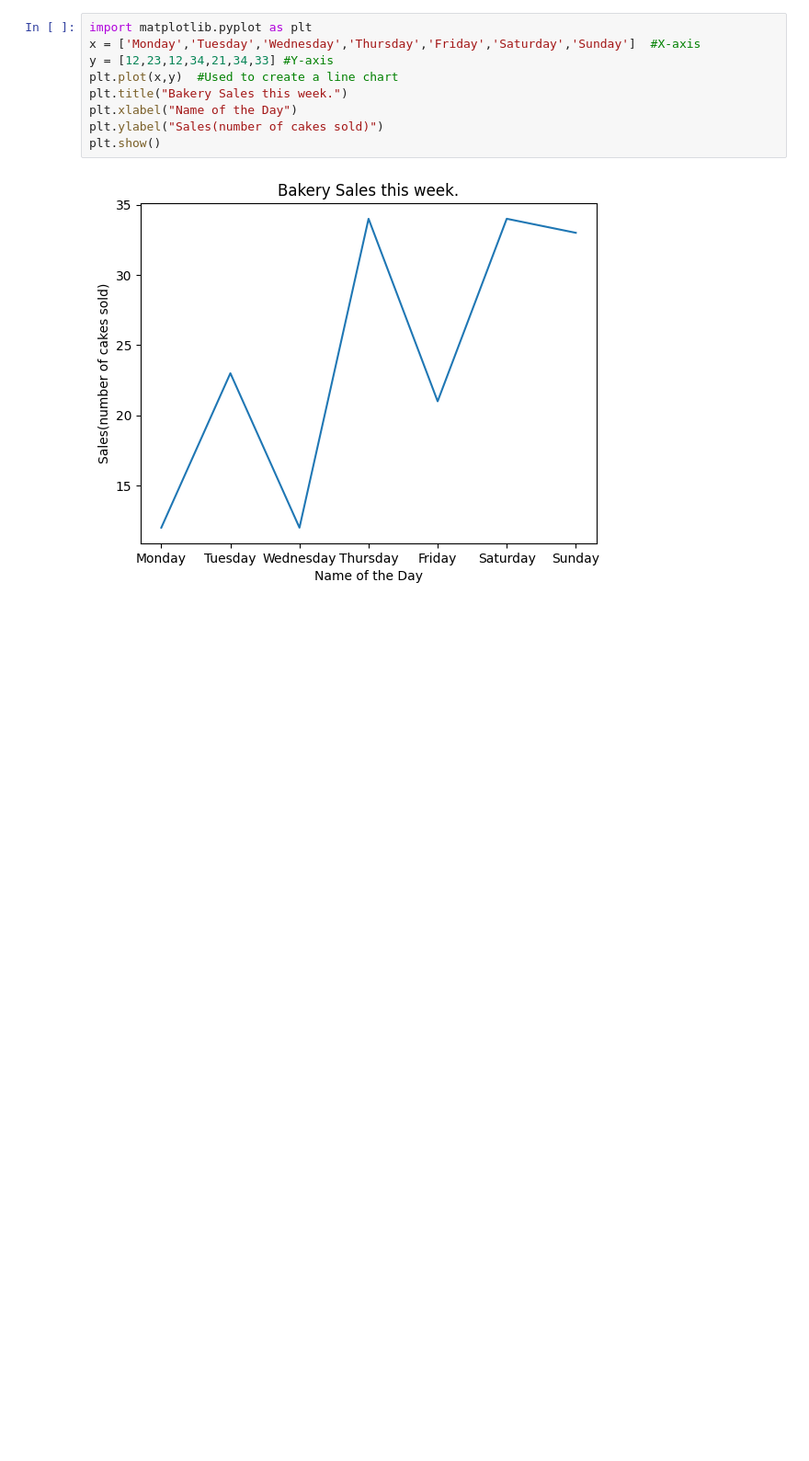
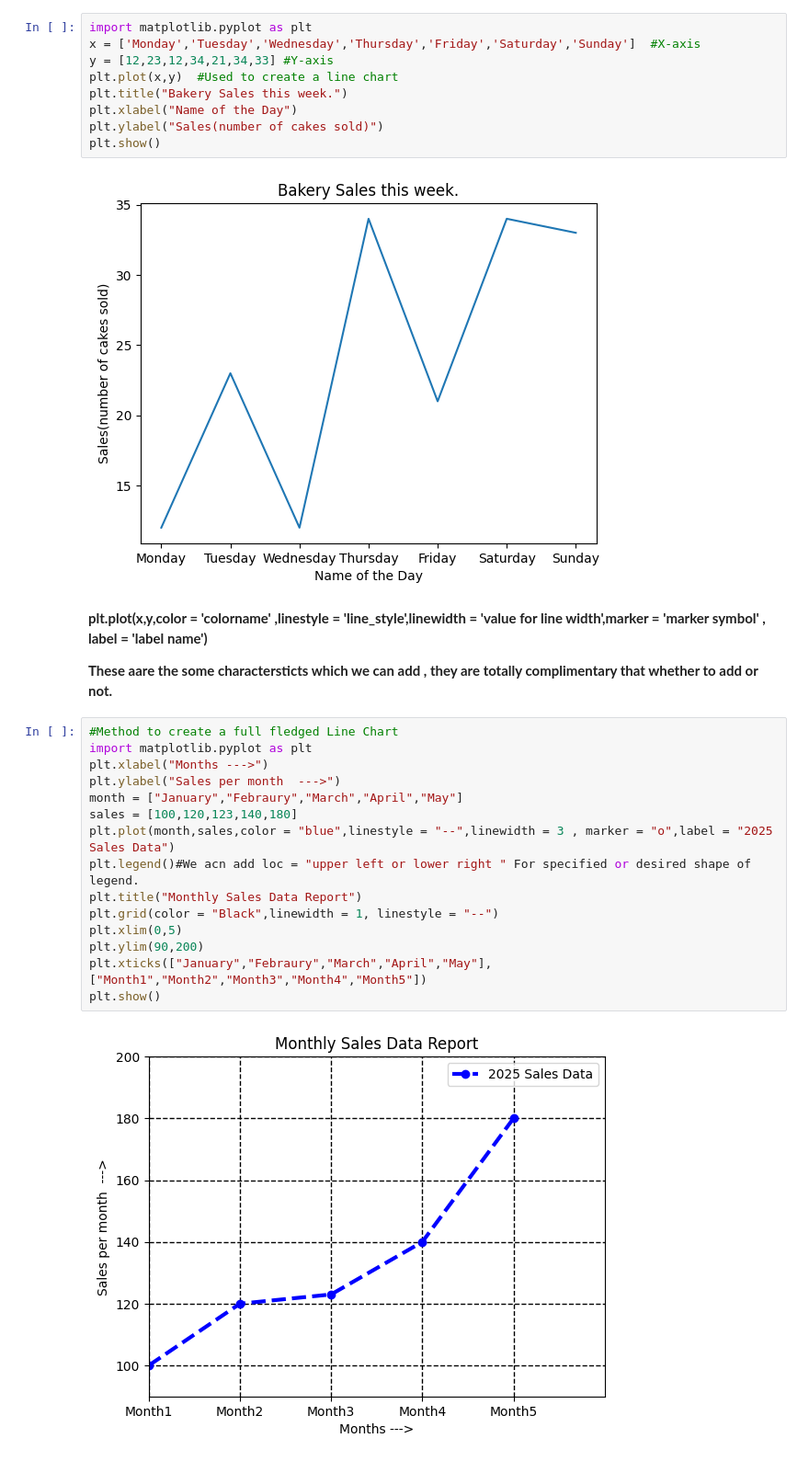
Before and after one commit to Legendkiller9855/Demo, a Jupyter notebook: learning_python_pynb.ipynb, the cells around one changed output. Shown at 92% size. Drawn from its saved outputs; the diff is of its cells as text; blank space fills up the shorter version.

```diff
--- a/learning_python_pynb.ipynb
+++ b/learning_python_pynb.ipynb
@@ -2523,3 +2523,24 @@ plt.ylabel("Sales(number of cakes sold)")
 plt.show()
 # %% [output]
 [figure]
+# %% [markdown]
+**plt.plot(x,y,color = 'colorname' ,linestyle = 'line_style',linewidth = 'value for line width',marker = 'marker symbol' , label = 'label name')**
+
+**These aare the some charactersticts which we can add , they are totally complimentary that whether to add or not.**
+# %%
+#Method to create a full fledged Line Chart
+import matplotlib.pyplot as plt
+plt.xlabel("Months --->")
+plt.ylabel("Sales per month  --->")
+month = ["January","Febraury","March","April","May"]
+sales = [100,120,123,140,180]
+plt.plot(month,sales,color = "blue",linestyle = "--",linewidth = 3 , marker = "o",label = "2025 Sales Data")
+plt.legend()#We acn add loc = "upper left or lower right " For specified or desired shape of legend.
+plt.title("Monthly Sales Data Report")
+plt.grid(color = "Black",linewidth = 1, linestyle = "--")
+plt.xlim(0,5)
+plt.ylim(90,200)
+plt.xticks(["January","Febraury","March","April","May"],["Month1","Month2","Month3","Month4","Month5"])
+plt.show()
+# %% [output]
+[figure, added]
```
Also changed, not shown: parts of 2 cells of this notebook.
